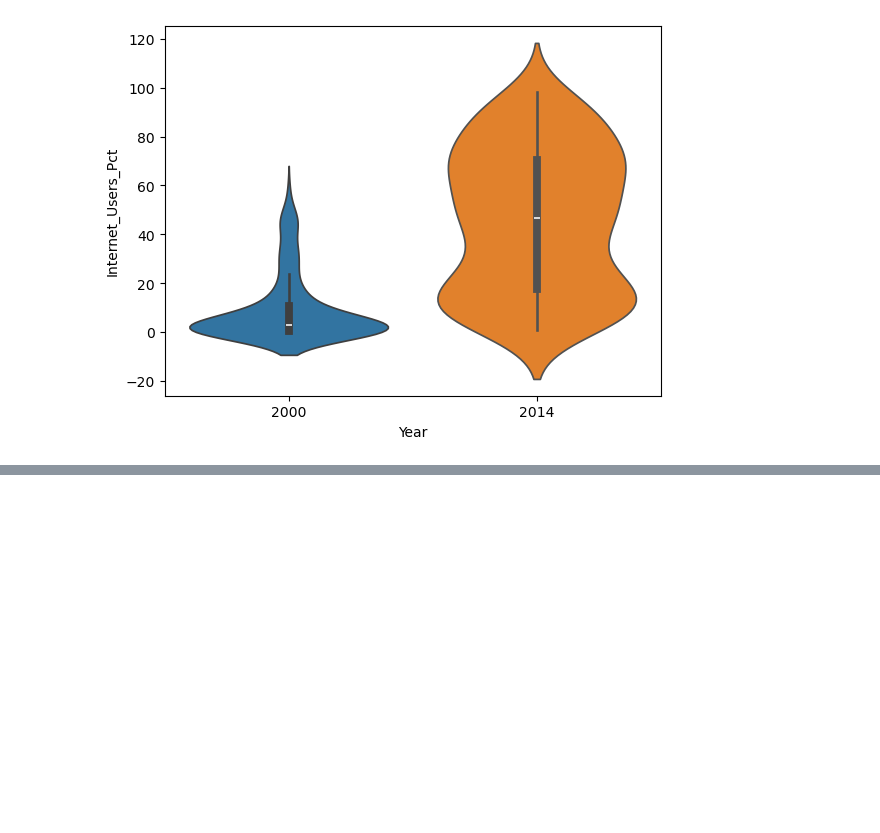
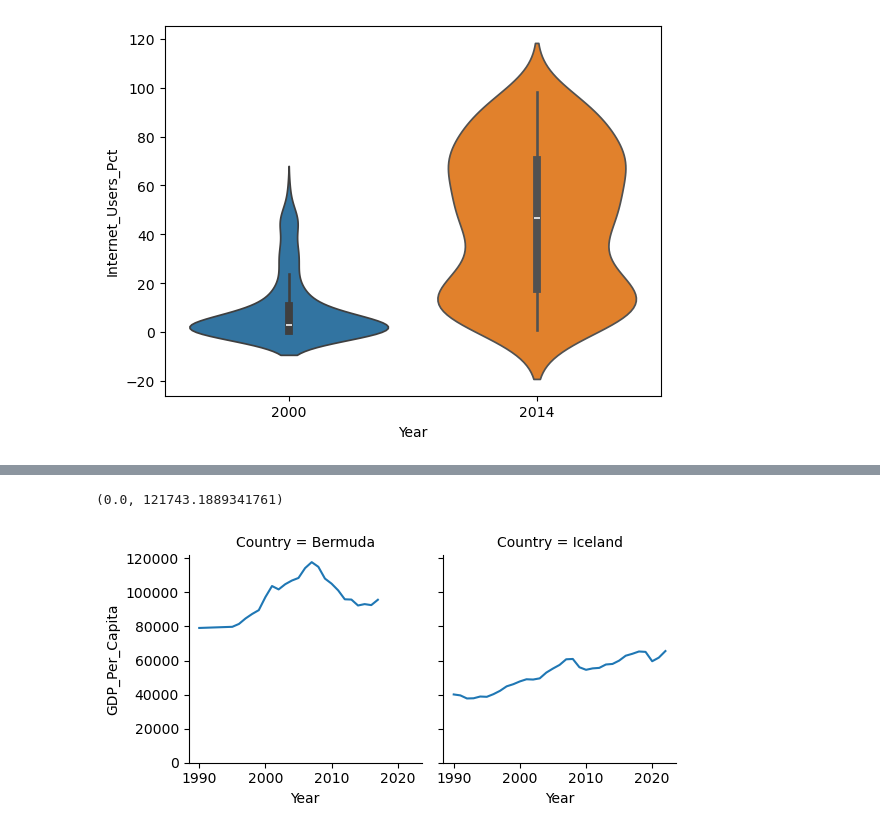
Before and after one commit to NSS-Full-Time-Data-Analytics-16/un-project-Rcortes13, a Jupyter notebook: notebooks/un_project.ipynb, the cells around one changed output, grey strips where cells are left out. Cells and saved outputs as stored; diff of their text form; code cells hidden in the pictures; blank space fills up the shorter version.

```diff
--- a/notebooks/un_project.ipynb
+++ b/notebooks/un_project.ipynb
@@ -317,0 +353,13 @@ sns.violinplot(x=int_2014['Year'], y=int_2014['Internet_Users_Pct'])
+# %%
+gdp_and_int = pd.merge(gdp_df, internet_df, on = ['Country', 'Year'])
+# %%
+top_3 = int_2014.sort_values('Internet_Users_Pct', ascending=False).Country.head(3)
+# %%
+top_3_gdp_int = gdp_and_int.loc[gdp_and_int.Country.isin(top_3)]
+# %%
+g = sns.FacetGrid(top_3_gdp_int, col = 'Country')
+g.map(sns.lineplot, 'Year', 'GDP_Per_Capita')
+plt.ylim(bottom=0)
+# %% [output]
+(0.0, 121743.1889341761)
+[figure, added]
```
Also changed, not shown: parts of 9 cells of this notebook.
